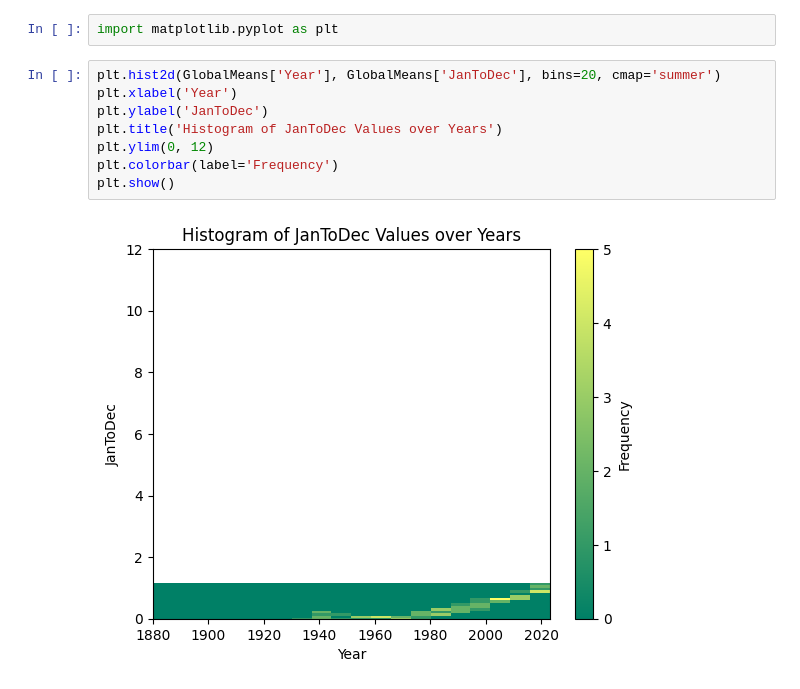
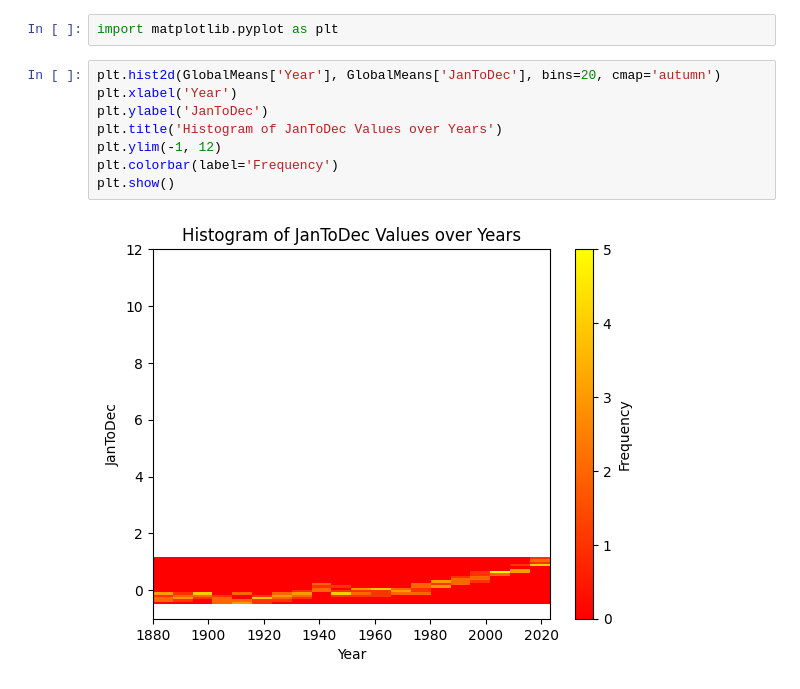
Before and after one commit to Coolio254/3010AI, a Jupyter notebook: Assign2LinearRegression.ipynb, the cells around one changed output. Drawn from its saved outputs; the diff is of its cells as text.

```diff
--- a/Assign2LinearRegression.ipynb
+++ b/Assign2LinearRegression.ipynb
@@ -305,12 +305,12 @@ import seaborn as sns
 # %%
 import matplotlib.pyplot as plt
 # %%
-plt.hist2d(GlobalMeans['Year'], GlobalMeans['JanToDec'], bins=20, cmap='summer')
+plt.hist2d(GlobalMeans['Year'], GlobalMeans['JanToDec'], bins=20, cmap='autumn')
 plt.xlabel('Year')
 plt.ylabel('JanToDec')
 plt.title('Histogram of JanToDec Values over Years')
-plt.ylim(0, 12)
+plt.ylim(-1, 12)
 plt.colorbar(label='Frequency')
 plt.show()
 # %% [output]
-[figure, old version]
+[figure, new version]
```
Also changed, not shown: parts of 1 cell of this notebook.
